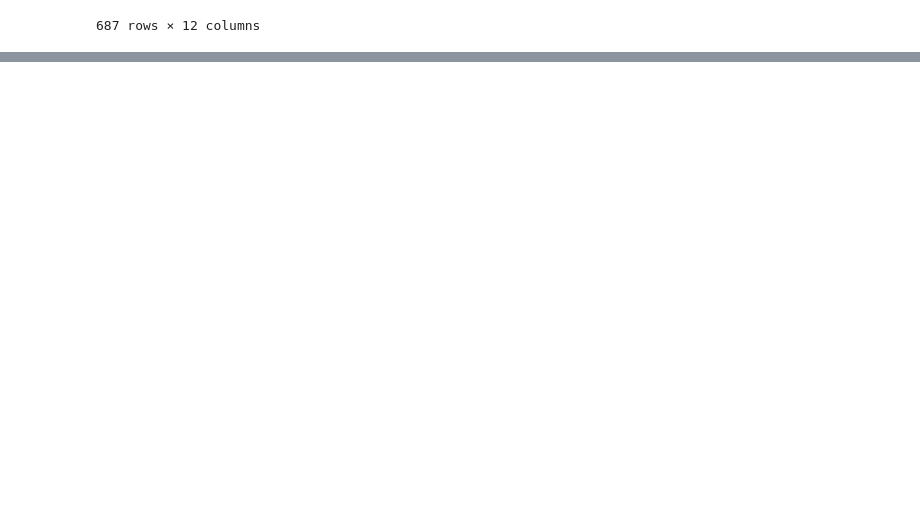
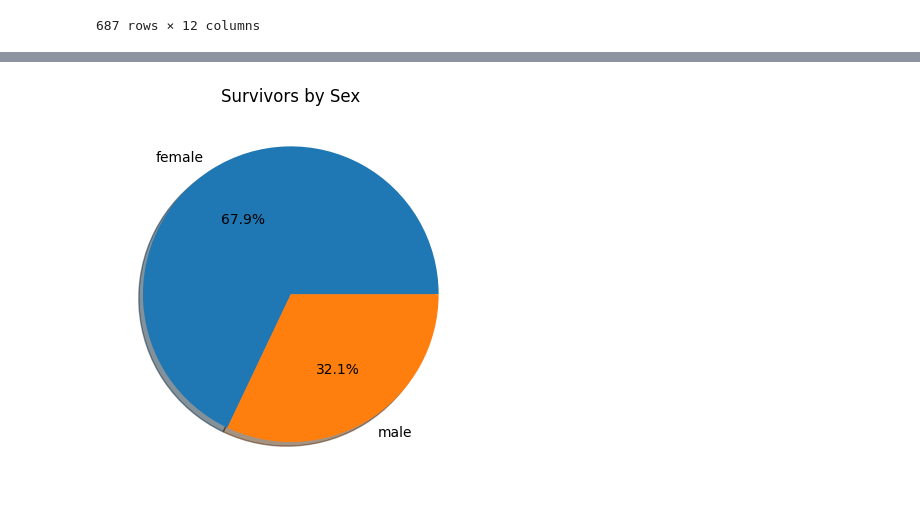
Before and after one commit to RabiatS/titanic_survivers_ml, a Jupyter notebook: Titanic_ML.ipynb, the cells around one changed output, grey strips where cells are left out. Cells and saved outputs as stored; diff of their text form; code cells hidden in the pictures; blank space fills up the shorter version.

```diff
--- a/Titanic_ML.ipynb
+++ b/Titanic_ML.ipynb
@@ -102,0 +301,12 @@ trainset[trainset["Cabin"].isna()]
+# %%
+# based on sex
+survived = trainset[trainset['Survived'] == 1]
+sex_survived_counts = survived['Sex'].value_counts()
+labels = sex_survived_counts.index
+
+# Plot the pie chart
+plt.pie(sex_survived_counts, labels=labels, autopct="%1.1f%%", shadow ="True")
+plt.title("Survivors by Sex")
+plt.show()
+# %% [output]
+[figure, added]
```
Also changed, not shown: parts of 29 cells of this notebook.
